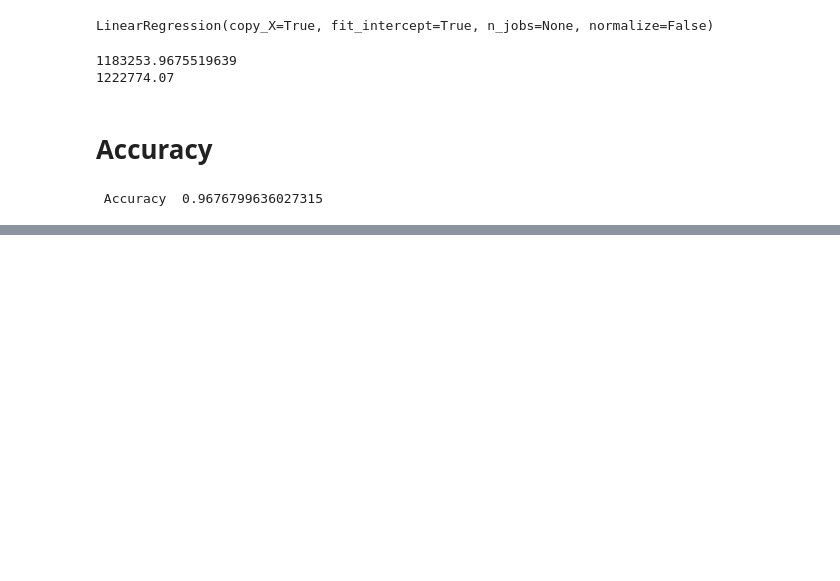
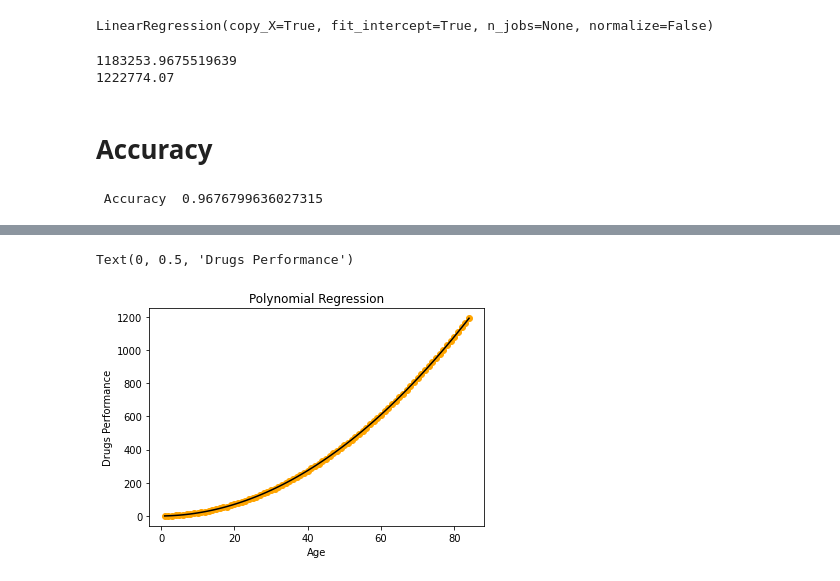
Before and after one commit to amazingashis/Blog, a Jupyter notebook: Simple_and_Multiple_Regression.ipynb, the cells around one changed output, grey strips where cells are left out. Cells and saved outputs as stored; diff of their text form; code cells hidden in the pictures; blank space fills up the shorter version.

```diff
--- a/Simple_and_Multiple_Regression.ipynb
+++ b/Simple_and_Multiple_Regression.ipynb
@@ -203,0 +248,2 @@ print(" Accuracy ", y_pred.sum().mean()/y_test.sum().mean())
+# %%
+X_train,X_test,Y_train,Y_test = train_test_split(X,Y, test_size=0.2)
@@ -203,0 +262,9 @@ print(" Accuracy ", y_pred.sum().mean()/y_test.sum().mean())
+# %%
+plt.scatter(X,Y, color = 'orange')
+plt.plot(X,model.predict(poly.fit_transform(X)), color = 'black')
+plt.title('Polynomial Regression')
+plt.xlabel('Age')
+plt.ylabel('Drugs Performance')
+# %% [output]
+Text(0, 0.5, 'Drugs Performance')
+[figure, added]
```
Also changed, not shown: parts of 12 cells of this notebook.
